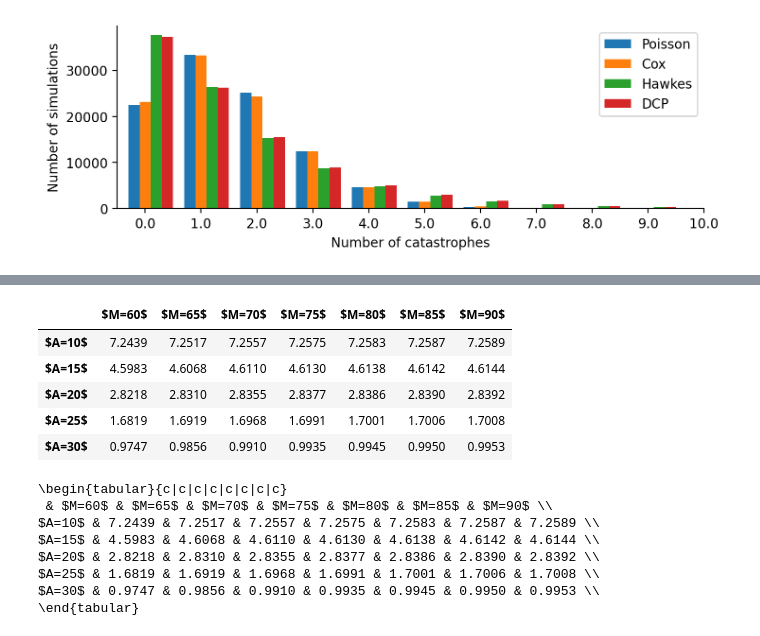
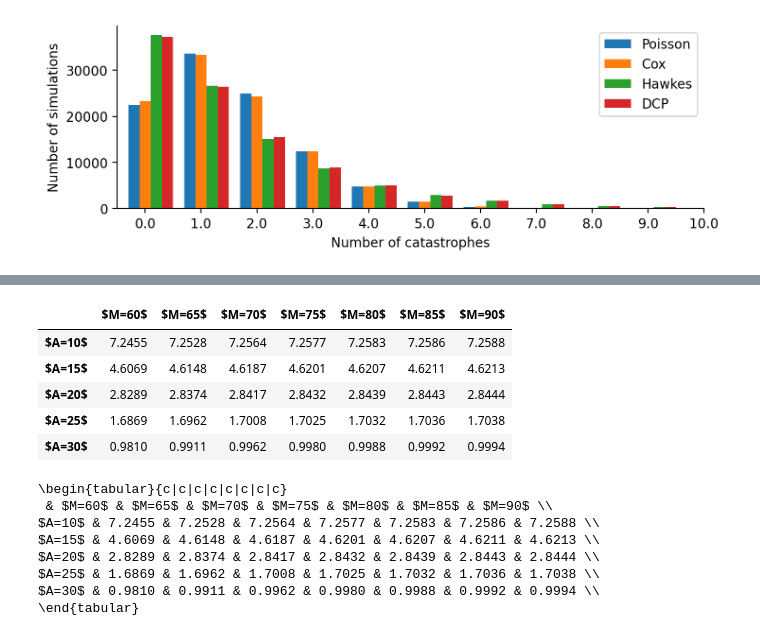
Before and after one commit to Pat-Laub/catastrophe-reinsurance-pricing-compound-point-process, a Jupyter notebook: notebooks/test_reinsurance.ipynb, the cells around one changed output, grey strips where cells are left out. Drawn from its saved outputs; the diff is of its cells as text; code cells hidden in the pictures.

```diff
--- a/notebooks/test_reinsurance.ipynb
+++ b/notebooks/test_reinsurance.ipynb
@@ -34,7 +34,7 @@ sigma_L = 0.02
 
 # Interest rate parameters
 r_0 = 0.02
-kappa = 0.2
+k = 0.2
 m = 0.05  # 0.5
 upsilon = 0.1
 lambda_r = -0.01
@@ -63,18 +63,20 @@ Loading 'c:\Users\Patrick\Dropbox\Jiwook Project Local\catastrophe-reinsurance-p
 assert np.isnan(all_time_series).mean() == 0
 # %%
 # Poisson process
-def simulate_poisson(rg):
+def simulate_poisson(seed):
     lambda_ = 0.5
+    rg = rnd.default_rng(seed)
     return rg.poisson(lambda_ * maturity)
 
 
 # Cox proces
-def simulate_cox(rg):
+def simulate_cox(seed):
     lambda0 = 0.49
     a = 0.4
     rho = 0.4
     delta = 1
 
+    rg = rnd.default_rng(seed)
     selfJumpSizeDist = lambda rg: 0
     extJumpSizeDist = lambda rg: rg.uniform(0, 0.5)
 
@@ -84,12 +86,13 @@ def simulate_cox(rg):
 
 
 # Hawkes process
-def simulate_hawkes(rg):
+def simulate_hawkes(seed):
     lambda0 = 0.47
     a = 0.26
     rho = 0.4
     delta = 1
 
+    rg = rnd.default_rng(seed)
     selfJumpSizeDist = lambda rg: rg.uniform()
     extJumpSizeDist = lambda rg: 0
 
@@ -99,12 +102,13 @@ def simulate_hawkes(rg):
 
 
 # Dynamic contagion process
-def simulate_dcp(rg):
+def simulate_dcp(seed):
     lambda0 = 0.29
     a = 0.26
     rho = 0.4
     delta = 1
 
+    rg = rnd.default_rng(seed)
     selfJumpSizeDist = lambda rg: rg.uniform()
     extJumpSizeDist = lambda rg: rg.uniform(0, 0.5)
 
@@ -132,0 +186,23 @@ C_T_dcp, num_cats_dcp = simulate_catastrophe_losses(rg, R, simulate_dcp, mu_C, s
+# %%
+%%time
+# Catastrophe loss size distribution parameters
+mu_C = 2
+sigma_C = 0.5
+
+seed = 123
+
+C_T_poisson, num_cats_poisson = simulate_catastrophe_losses(
+    seed, R, simulate_poisson, mu_C, sigma_C
+)
+
+C_T_cox, num_cats_cox = simulate_catastrophe_losses(
+    seed, R, simulate_cox, mu_C, sigma_C
+)
+
+C_T_hawkes, num_cats_hawkes = simulate_catastrophe_losses(
+    seed, R, simulate_hawkes, mu_C, sigma_C
+)
+
+C_T_dcp, num_cats_dcp = simulate_catastrophe_losses(
+    seed, R, simulate_dcp, mu_C, sigma_C
+)
@@ -268,21 +353,25 @@ $A=30$ & 0.9267 & 0.9367 & 0.9417 & 0.9441 & 0.9452 & 0.9456 & 0.9459 \\
 # %%
 prices_cox = calculate_prices(V_T, L_T, int_r_t, C_T_cox, markup).round(ROUNDING)
 display(prices_cox)
-print(prices_cox.style.to_latex().replace("00 ", " ").replace("lrrrrrrr", "c|c|c|c|c|c|c|c"))
+print(
+    prices_cox.style.to_latex()
+    .replace("00 ", " ")
+    .replace("lrrrrrrr", "c|c|c|c|c|c|c|c")
+)
 # %% [output]
 |  | $M=60$ | $M=65$ | $M=70$ | $M=75$ | $M=80$ | $M=85$ | $M=90$ |
-| $A=10$ | 7.2439 | 7.2517 | 7.2557 | 7.2575 | 7.2583 | 7.2587 | 7.2589 |
-| $A=15$ | 4.5983 | 4.6068 | 4.6110 | 4.6130 | 4.6138 | 4.6142 | 4.6144 |
-| $A=20$ | 2.8218 | 2.8310 | 2.8355 | 2.8377 | 2.8386 | 2.8390 | 2.8392 |
-| $A=25$ | 1.6819 | 1.6919 | 1.6968 | 1.6991 | 1.7001 | 1.7006 | 1.7008 |
-| $A=30$ | 0.9747 | 0.9856 | 0.9910 | 0.9935 | 0.9945 | 0.9950 | 0.9953 |
+| $A=10$ | 7.2455 | 7.2528 | 7.2564 | 7.2577 | 7.2583 | 7.2586 | 7.2588 |
+| $A=15$ | 4.6069 | 4.6148 | 4.6187 | 4.6201 | 4.6207 | 4.6211 | 4.6213 |
+| $A=20$ | 2.8289 | 2.8374 | 2.8417 | 2.8432 | 2.8439 | 2.8443 | 2.8444 |
+| $A=25$ | 1.6869 | 1.6962 | 1.7008 | 1.7025 | 1.7032 | 1.7036 | 1.7038 |
+| $A=30$ | 0.9810 | 0.9911 | 0.9962 | 0.9980 | 0.9988 | 0.9992 | 0.9994 |
 \begin{tabular}{c|c|c|c|c|c|c|c}
  & $M=60$ & $M=65$ & $M=70$ & $M=75$ & $M=80$ & $M=85$ & $M=90$ \\
-$A=10$ & 7.2439 & 7.2517 & 7.2557 & 7.2575 & 7.2583 & 7.2587 & 7.2589 \\
-$A=15$ & 4.5983 & 4.6068 & 4.6110 & 4.6130 & 4.6138 & 4.6142 & 4.6144 \\
-$A=20$ & 2.8218 & 2.8310 & 2.8355 & 2.8377 & 2.8386 & 2.8390 & 2.8392 \\
-$A=25$ & 1.6819 & 1.6919 & 1.6968 & 1.6991 & 1.7001 & 1.7006 & 1.7008 \\
-$A=30$ & 0.9747 & 0.9856 & 0.9910 & 0.9935 & 0.9945 & 0.9950 & 0.9953 \\
+$A=10$ & 7.2455 & 7.2528 & 7.2564 & 7.2577 & 7.2583 & 7.2586 & 7.2588 \\
+$A=15$ & 4.6069 & 4.6148 & 4.6187 & 4.6201 & 4.6207 & 4.6211 & 4.6213 \\
+$A=20$ & 2.8289 & 2.8374 & 2.8417 & 2.8432 & 2.8439 & 2.8443 & 2.8444 \\
+$A=25$ & 1.6869 & 1.6962 & 1.7008 & 1.7025 & 1.7032 & 1.7036 & 1.7038 \\
+$A=30$ & 0.9810 & 0.9911 & 0.9962 & 0.9980 & 0.9988 & 0.9992 & 0.9994 \\
 \end{tabular}
 # %%
 prices_hawkes = calculate_prices(V_T, L_T, int_r_t, C_T_hawkes, markup).round(ROUNDING)
```
Also changed, not shown: parts of 20 cells of this notebook, 2 other files.
